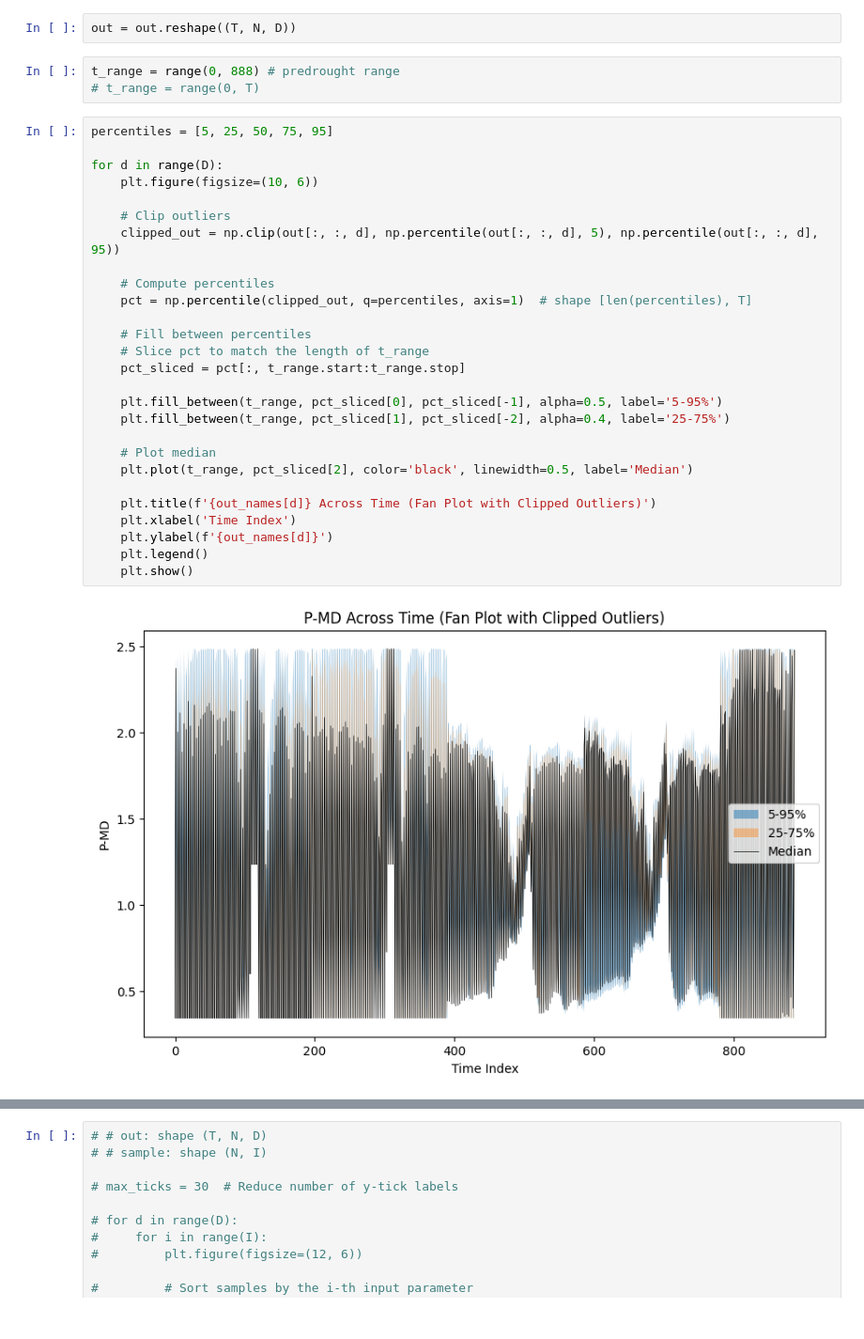
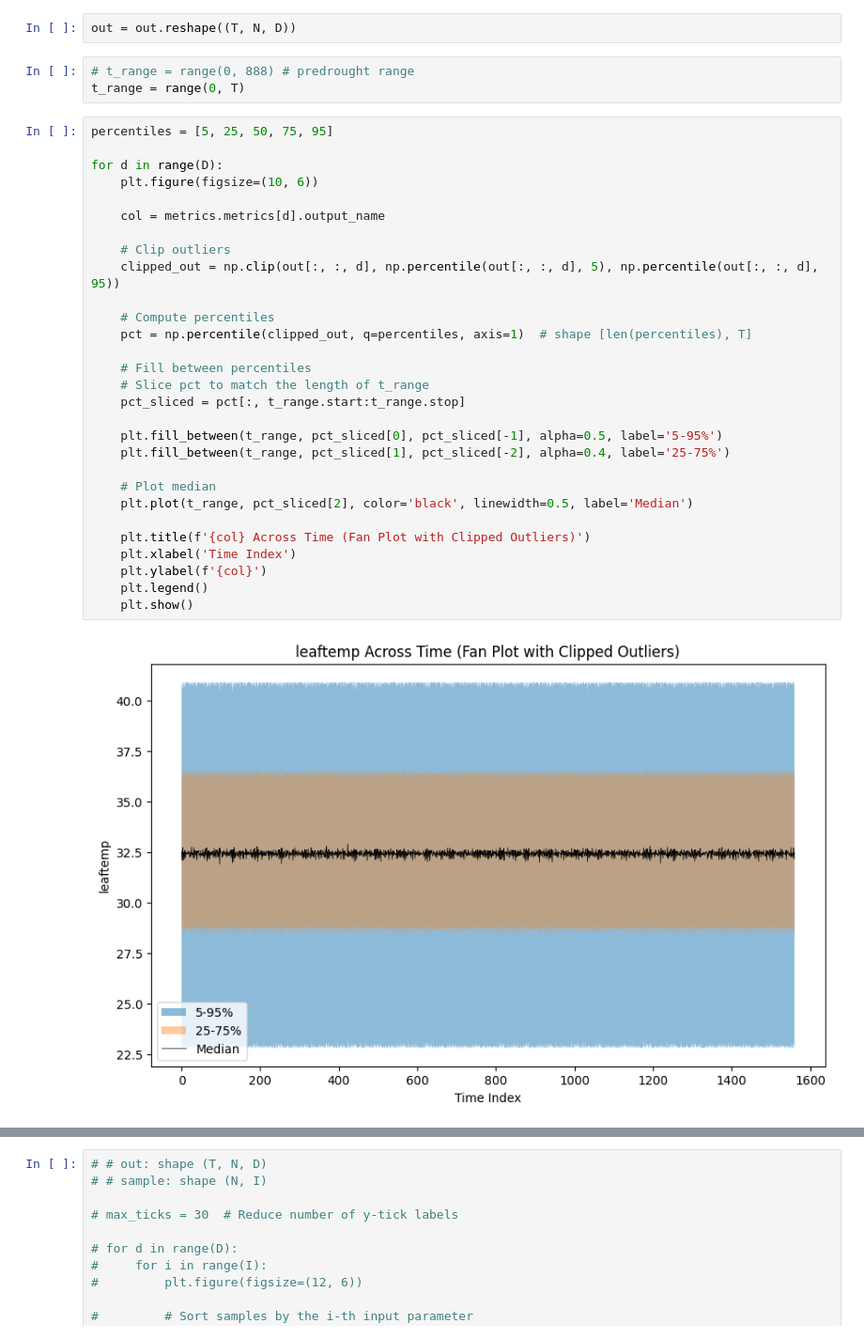
Before and after one commit to ForestEcophys-OSU/som-cottonwood-leaf-cooling, a Jupyter notebook: sensitivity-analysis/plot_sa_outputs.ipynb, the cells around one changed output, grey strips where cells are left out. Shown at 94% size. Cells and saved outputs as stored; diff of their text form.

```diff
--- a/sensitivity-analysis/plot_sa_outputs.ipynb
+++ b/sensitivity-analysis/plot_sa_outputs.ipynb
@@ -99,34 +129,36 @@ N, I = sample.shape
 # %%
 out = out.reshape((T, N, D))
 # %%
-t_range = range(0, 888) # predrought range
-# t_range = range(0, T)
+# t_range = range(0, 888) # predrought range
+t_range = range(0, T)
 # %%
 percentiles = [5, 25, 50, 75, 95]
 
 for d in range(D):
     plt.figure(figsize=(10, 6))
+
+    col = metrics.metrics[d].output_name
 
     # Clip outliers
     clipped_out = np.clip(out[:, :, d], np.percentile(out[:, :, d], 5), np.percentile(out[:, :, d], 95))
 
     # Compute percentiles
     pct = np.percentile(clipped_out, q=percentiles, axis=1)  # shape [len(percentiles), T]
 
     # Fill between percentiles
     # Slice pct to match the length of t_range
     pct_sliced = pct[:, t_range.start:t_range.stop]
 
     plt.fill_between(t_range, pct_sliced[0], pct_sliced[-1], alpha=0.5, label='5-95%')
     plt.fill_between(t_range, pct_sliced[1], pct_sliced[-2], alpha=0.4, label='25-75%')
 
     # Plot median
     plt.plot(t_range, pct_sliced[2], color='black', linewidth=0.5, label='Median')
 
-    plt.title(f'{out_names[d]} Across Time (Fan Plot with Clipped Outliers)')
+    plt.title(f'{col} Across Time (Fan Plot with Clipped Outliers)')
     plt.xlabel('Time Index')
-    plt.ylabel(f'{out_names[d]}')
+    plt.ylabel(f'{col}')
     plt.legend()
     plt.show()
 # %% [output]
-[figure, old version]
+[figure, new version]
```
Also changed, not shown: parts of 14 cells of this notebook, 1 other file.
